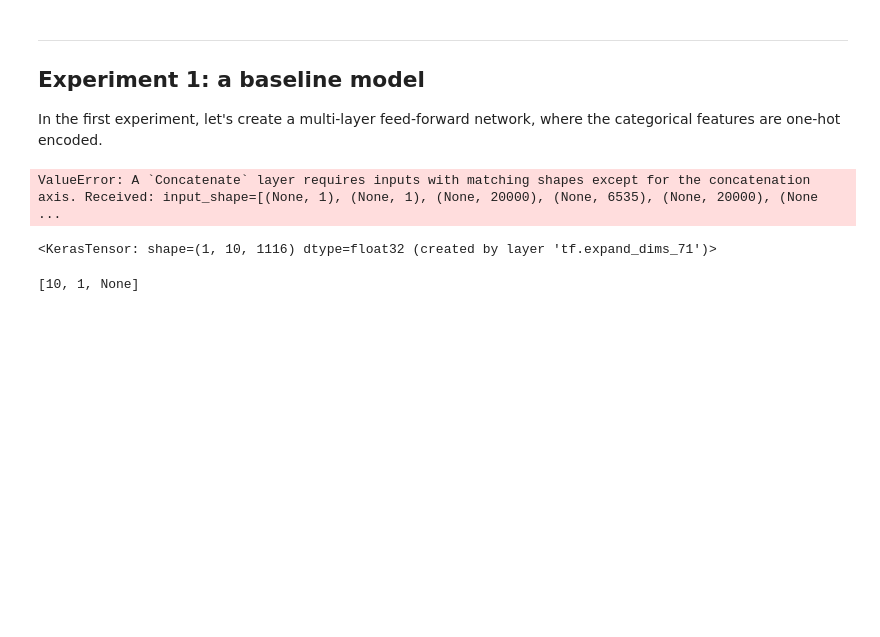
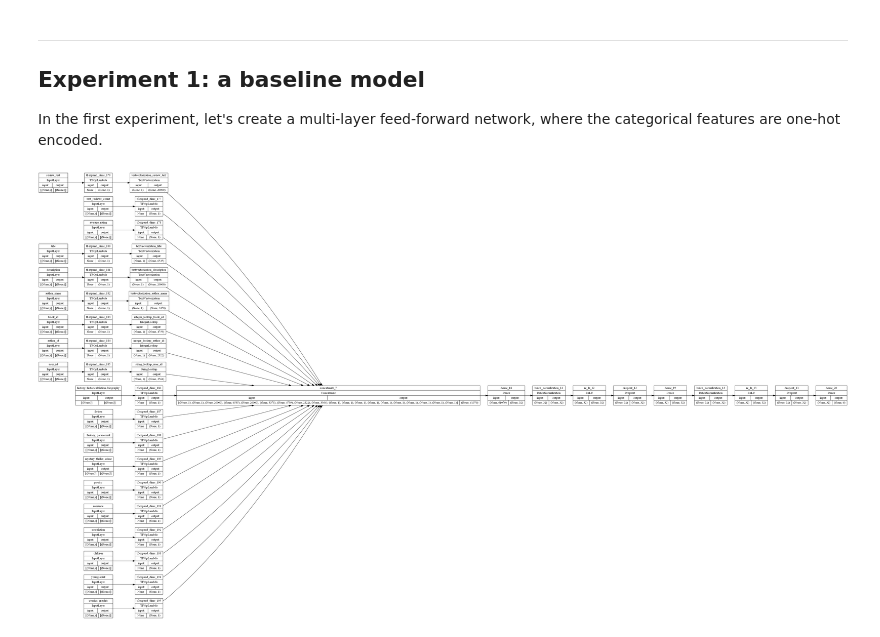
Before and after one commit to simon376/ds-recommender-project, a Jupyter notebook: keras_dcn.ipynb, the cells around one changed output. Drawn from its saved outputs; the diff is of its cells as text; code cells hidden in the pictures; blank space fills up the shorter version.

Commit message:
intial model setup done

```diff
--- a/keras_dcn.ipynb
+++ b/keras_dcn.ipynb
@@ -364,16 +364,12 @@ def encode_inputs(inputs, use_embedding=False):
         if feature_name in [*CATEGORICAL_STR_FEATURE_NAMES, *CATEGORICAL_INT_FEATURE_NAMES]:
             is_string = (feature_name in CATEGORICAL_STR_FEATURE_NAMES)
             lookup_class = StringLookup if is_string else IntegerLookup
-
+            lookup_name = "string_lookup_" if is_string else "integer_lookup_"
             vocabulary = CATEGORICAL_FEATURES_WITH_VOCABULARY[feature_name]
-            # Create a lookup to convert string values to an integer indices.
-            # Since we are not using a mask token nor expecting any out of vocabulary
-            # (oov) token, we set mask_token to None and  num_oov_indices to 0.
             lookup = lookup_class(
                 vocabulary=vocabulary,
-                mask_token=None,
-                num_oov_indices=0,
                 output_mode="int" if use_embedding else "multi_hot",
+                name=lookup_name+feature_name,
             )
             if use_embedding:
                 # Convert the string input values into integer indices.
@@ -381,7 +377,8 @@ def encode_inputs(inputs, use_embedding=False):
                 embedding_dims = 32 #int(math.sqrt(len(vocabulary)))
                 # Create an embedding layer with the specified dimensions.
                 embedding = layers.Embedding(
-                    input_dim=len(vocabulary), output_dim=embedding_dims
+                    input_dim=len(vocabulary), output_dim=embedding_dims,
+                    name="embedding_"+feature_name,
                 )
                 # Convert the index values to embedding representations.
                 encoded_feature = embedding(encoded_feature)
@@ -390,7 +387,9 @@ def encode_inputs(inputs, use_embedding=False):
                 encoded_feature = lookup(tf.expand_dims(inputs[feature_name], -1))
         elif feature_name in TEXT_FEATURE_NAMES:
             vectorize_layer = tf.keras.layers.TextVectorization(max_tokens=max_features,
-            output_sequence_length=sequence_length if use_embedding else None, output_mode="int" if use_embedding else "multi_hot")
+            output_sequence_length=sequence_length if use_embedding else None, output_mode="int" if use_embedding else "multi_hot",
+            name="textvectorization_"+feature_name,
+            )
             vectorize_layer.adapt(data[feature_name])
             if use_embedding:
                 # Convert the string input values into integer indices.
@@ -398,39 +397,20 @@ def encode_inputs(inputs, use_embedding=False):
                 embedding_dims = 32 #int(math.sqrt(len(vocabulary)))
                 # Create an embedding layer with the specified dimensions.
                 embedding = layers.Embedding(
-                    input_dim=vectorize_layer.vocabulary_size(), output_dim=embedding_dims
+                    input_dim=vectorize_layer.vocabulary_size(), output_dim=embedding_dims,
+                    name="embedding_"+feature_name,
                 )
                 # Convert the index values to embedding representations.
                 encoded_feature = embedding(encoded_feature)
             else:
                 # Convert the string input values into a one hot encoding.
                 encoded_feature = vectorize_layer(tf.expand_dims(inputs[feature_name], -1))
-        elif feature_name in CATEGORICAL_MULTI_HOT_FEATURE_NAMES:
-            pass
         else:
             # Use the numerical features as-is.
             encoded_feature = tf.expand_dims(inputs[feature_name], -1)
 
         encoded_features.append(encoded_feature)
 
-    multi_hot_lookup = tf.keras.layers.IntegerLookup(                output_mode="int" if use_embedding else "multi_hot")
-    multi_hot_inputs = [inputs.get(key) for key in CATEGORICAL_MULTI_HOT_FEATURE_NAMES]
-    multi_hot_lookup.adapt(data[CATEGORICAL_MULTI_HOT_FEATURE_NAMES])
-    if use_embedding:
-        # Convert the string input values into integer indices.
-        multi_hot_encoded_feature = multi_hot_lookup(multi_hot_inputs)
-        embedding_dims = 32 #int(math.sqrt(len(vocabulary)))
-        # Create an embedding layer with the specified dimensions.
-        embedding = layers.Embedding(
-            input_dim=len(multi_hot_lookup.vocabulary_size()), output_dim=embedding_dims
-        )
-        # Convert the index values to embedding representations.
-        multi_hot_encoded_feature = embedding(multi_hot_encoded_feature)
-    else:
-        # Convert the string input values into a one hot encoding.
-        multi_hot_encoded_feature = tf.expand_dims(multi_hot_lookup(multi_hot_inputs)
-    encoded_features.append(multi_hot_encoded_feature)
-
     all_features = layers.concatenate(encoded_features)
     return all_features
 # %% [markdown]
@@ -440,20 +420,20 @@ In the first experiment, let's create a multi-layer feed-forward network, where
 # %%
 def create_baseline_model():
     inputs = create_model_inputs()
     features = encode_inputs(inputs)
 
     for units in hidden_units:
         features = layers.Dense(units)(features)
         features = layers.BatchNormalization()(features)
         features = layers.ReLU()(features)
         features = layers.Dropout(dropout_rate)(features)
 
     outputs = layers.Dense(units=NUM_CLASSES, activation="softmax")(features)
     model = keras.Model(inputs=inputs, outputs=outputs)
     return model
 
 
 baseline_model = create_baseline_model()
-keras.utils.plot_model(baseline_model, show_shapes=True, rankdir="LR")
+keras.utils.plot_model(baseline_model, to_file="baseline_model_220121.png", show_shapes=True, rankdir="LR")
 # %% [output]
-ValueError: A `Concatenate` layer requires inputs with matching shapes except for the concatenation axis. Received: input_shape=[(None, 1), (None, 1), (None, 20000), (None, 6535), (None, 20000), (None ...
+[figure, added]
@@ -464,4 +439,0 @@ multi_hot_lookup.adapt(data[CATEGORICAL_MULTI_HOT_FEATURE_NAMES])
-# %%
-tf.expand_dims(multi_hot_lookup(multi_hot_inputs), axis=-1)
-# %% [output]
-<KerasTensor: shape=(1, 10, 1116) dtype=float32 (created by layer 'tf.expand_dims_71')>
@@ -470,4 +439,0 @@ multi_hot_inputs = [inputs.get(key) for key in CATEGORICAL_MULTI_HOT_FEATURE_NAM
-# %%
-tf.expand_dims(multi_hot_inputs, axis=1).shape.as_list()
-# %% [output]
-[10, 1, None]
```
Also changed, not shown: parts of 8 cells of this notebook, 1 other file.
